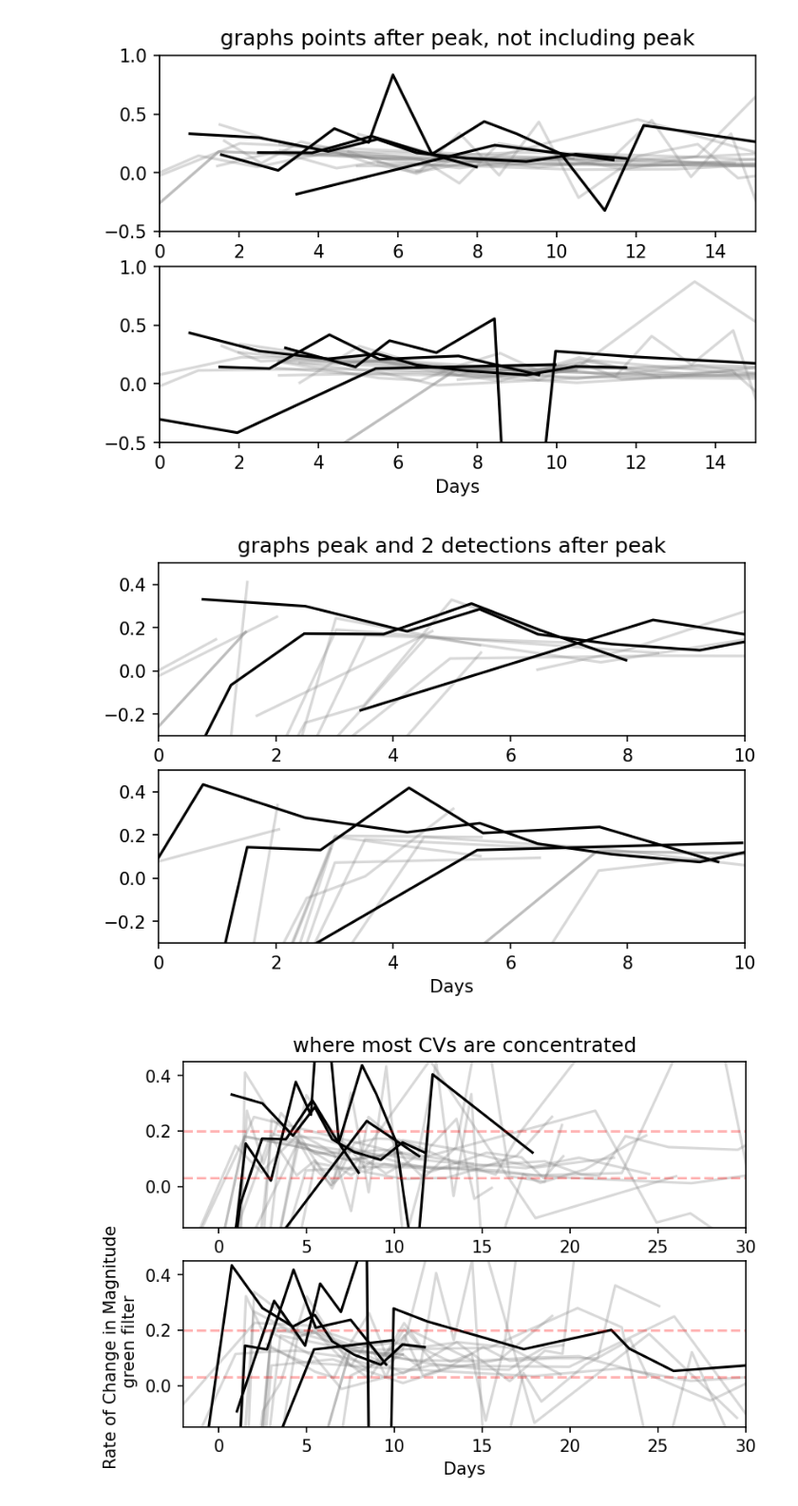
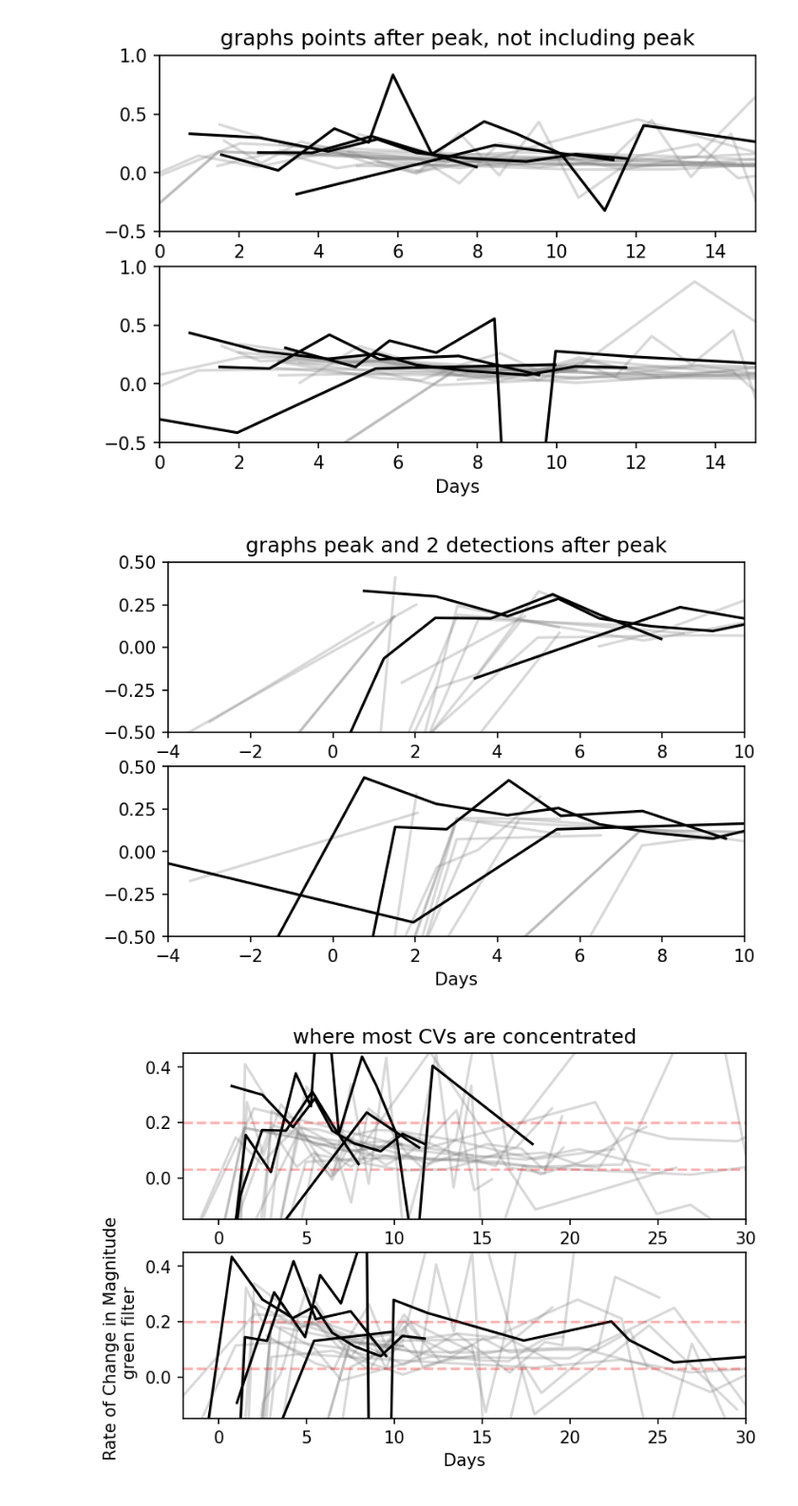
Before and after one commit to magerhart/Summer-Research, a Jupyter notebook: looking at dmag dt plots - comparing CVs and FBOTs.ipynb, the cells around one changed output. Shown: that part at 95% size. Saved outputs shown, nothing was run; the diff lists cells and outputs as text; code cells hidden in the pictures.

```diff
--- a/looking at dmag dt plots - comparing CVs and FBOTs.ipynb
+++ b/looking at dmag dt plots - comparing CVs and FBOTs.ipynb
@@ -786,36 +786,36 @@ for objectname in trans_names:
     else:
         data_file = glob.glob("C:\\Users\\marya\\Downloads\\%s detections - Sheet1.csv" %(objectname))[0]
         cv_data = pd.read_csv(data_file)
         slope_r, time_r = plot_FBOT_red(cv_data, objectname)
         ax1.plot(time_r, slope_r, color='black')
         slope_g, time_g = plot_FBOT_green(cv_data, objectname)
         ax2.plot(time_g, slope_g, color='black')
 
 ET_4 = pd.read_csv("C:\\Users\\marya\\Downloads\\ZTF20abfhyil_20220606\\detections_ZTF20abfhyil.csv")
 ND_4 = pd.read_csv("C:\\Users\\marya\\Downloads\\ZTF20abfhyil_20220606\\non_detections_ZTF20abfhyil.csv")
 non_detection_abf = ND_4
 plotname_abf = ET_4
 objectname_abf = 'ZTF20abfhyil'
 slope_abf, time_abf = plot_on_top_rednd(plotname_abf, objectname_abf, non_detection_abf)
 ax1.plot(time_abf, slope_abf, color='black')
 
 slope_abf, time_abf = plot_on_top_greennd(plotname_abf, objectname_abf, non_detection_abf)
 ax2.plot(time_abf, slope_abf, color='black')
 
 
 # Adding text to plot
 
 ax2.set_xlabel("Days")
 #ax2.set_ylabel(f'Rate of Change in Magnitude \n green filter')
 ax1.get_shared_x_axes().join(ax1,ax2)
 ax1.get_shared_y_axes().join(ax1,ax2)
 
-ax1.set_ylim(-0.3, 0.5)
-ax1.set_xlim(0, 10)
+ax1.set_ylim(-0.5, 0.5)
+ax1.set_xlim(-4, 10)
 
 plt.show()
 # %% [output]
-[figure, old version]
+[figure, new version]
 # %%
 def plot_on_top_red(plotname, objectname):
     #print("running the plot on top function")
```
